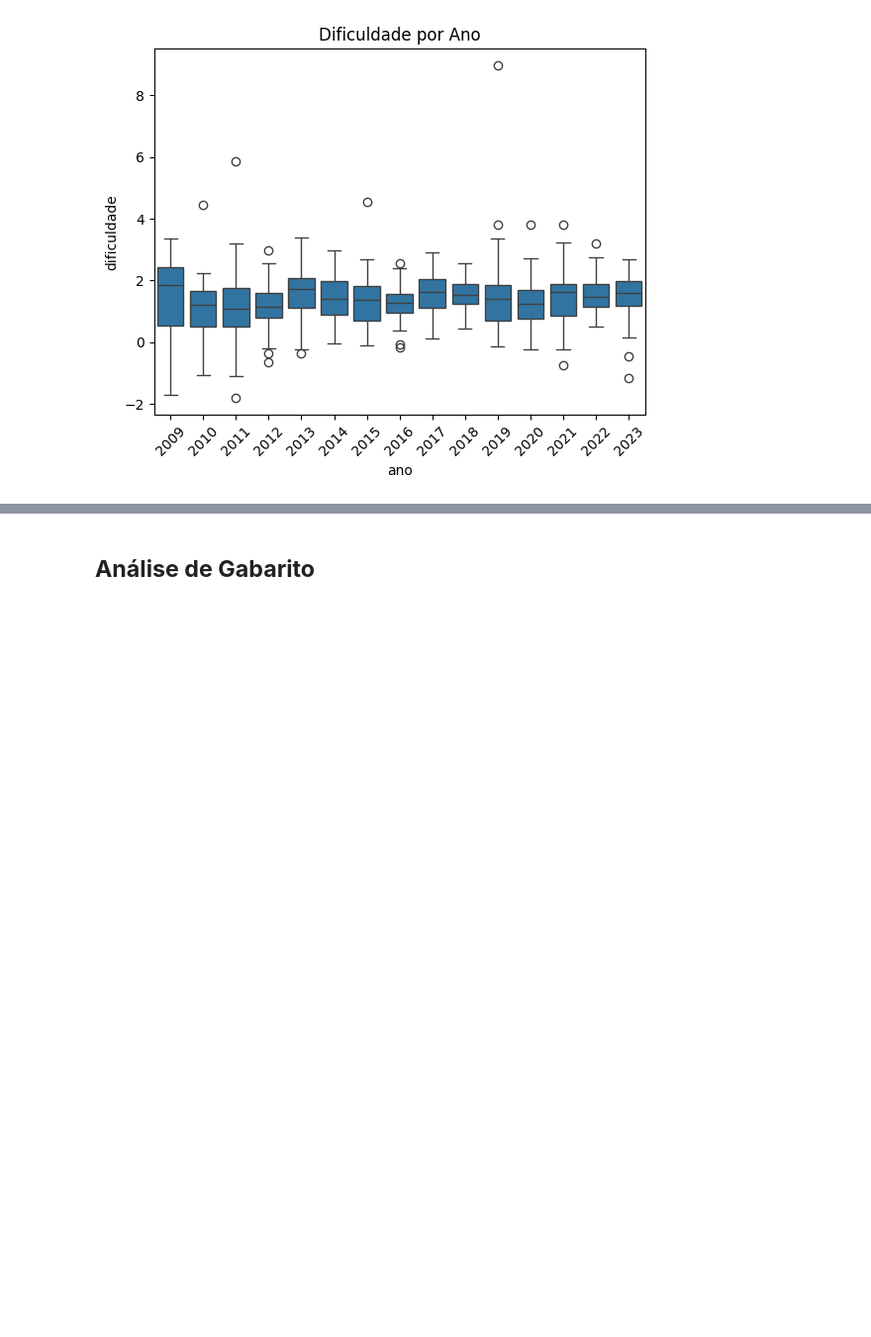
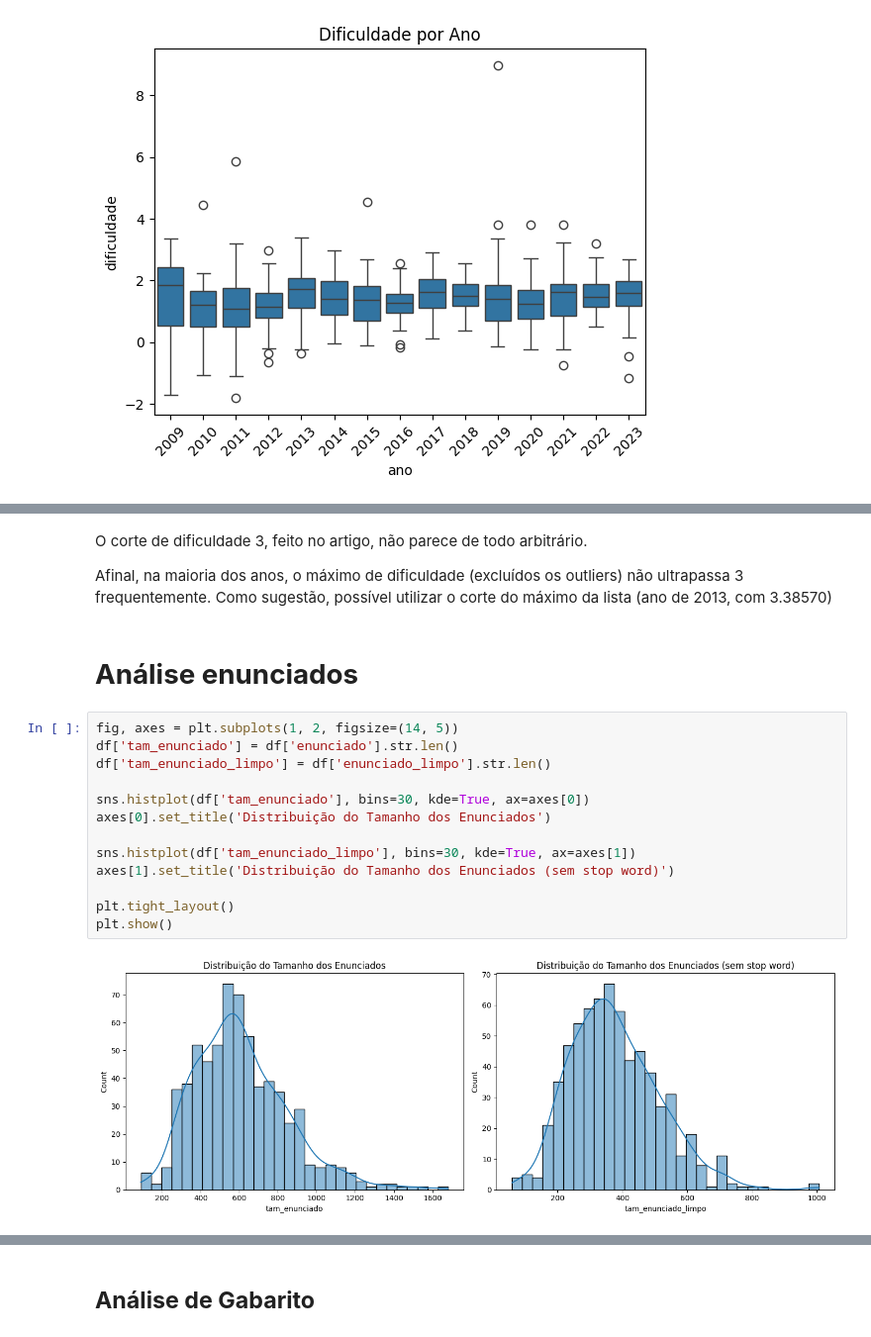
Before and after one commit to ciziks/enem-word-embeddings, a Jupyter notebook: notebooks/5. Data_Analysis.ipynb, the cells around one changed output, grey strips where cells are left out. Shown at 99% size. Drawn from its saved outputs; the diff is of its cells as text; blank space fills up the shorter version.

```diff
--- a/notebooks/5. Data_Analysis.ipynb
+++ b/notebooks/5. Data_Analysis.ipynb
@@ -81,0 +131,21 @@ plt.show()
+# %% [markdown]
+O corte de dificuldade 3, feito no artigo, não parece de todo arbitrário.
+
+Afinal, na maioria dos anos, o máximo de dificuldade (excluídos os outliers) não ultrapassa 3 frequentemente. Como sugestão, possível utilizar o corte do máximo da lista (ano de 2013, com 3.38570)
+# %% [markdown]
+# **Análise enunciados**
+# %%
+fig, axes = plt.subplots(1, 2, figsize=(14, 5))
+df['tam_enunciado'] = df['enunciado'].str.len()
+df['tam_enunciado_limpo'] = df['enunciado_limpo'].str.len()
+
+sns.histplot(df['tam_enunciado'], bins=30, kde=True, ax=axes[0])
+axes[0].set_title('Distribuição do Tamanho dos Enunciados')
+
+sns.histplot(df['tam_enunciado_limpo'], bins=30, kde=True, ax=axes[1])
+axes[1].set_title('Distribuição do Tamanho dos Enunciados (sem stop word)')
+
+plt.tight_layout()
+plt.show()
+# %% [output]
+[figure, added]
```
Also changed, not shown: parts of 28 cells of this notebook.
